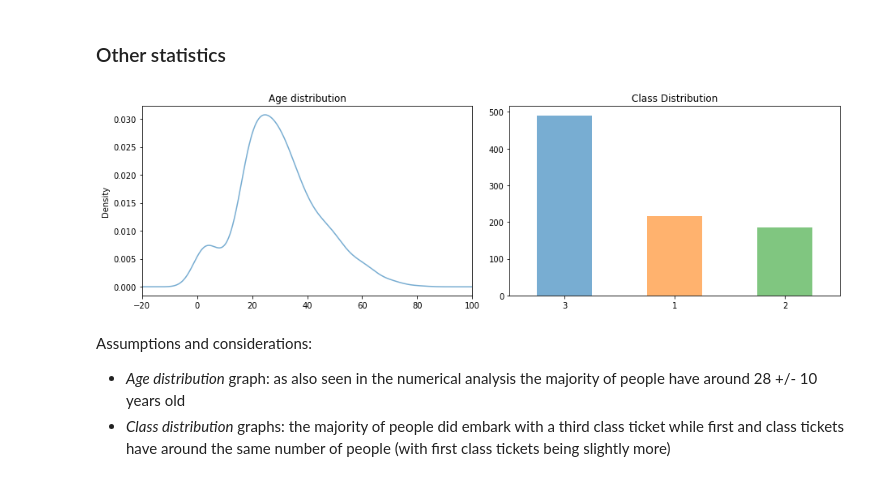
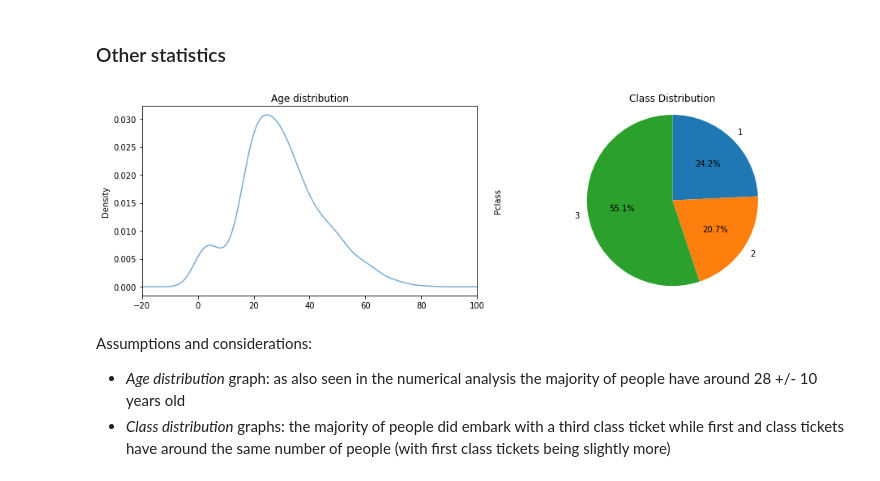
Before and after one commit to yangvnks/titanic-classification, a Jupyter notebook: data-visualisation.ipynb, the cells around one changed output. Cells and saved outputs as stored; diff of their text form; code cells hidden in the pictures.

Commit message:
serialize test and train dataframes in data-visualization and preprocessing, cleanup, add class distribution piechart

```diff
--- a/data-visualisation.ipynb
+++ b/data-visualisation.ipynb
@@ -17,7 +17,6 @@ import pickle
 data_path = 'Data/'
 # %%
-train_path = data_path + 'train.csv'
-df = pd.read_csv(train_path, dtype={
+data_type = {
     'PassengerId': str,
     'Survived': bool,
     'Pclass': 'category', # Ticket class: 1 = 1st, 2 = 2nd, 3 = 3rd
@@ -29,12 +28,13 @@ df = pd.read_csv(train_path, dtype={
     'Ticket': str, # Ticket number
     'Fare': float, # Passenger fare
     'Cabin': str, # Cabin number
-    'Embarked': 'category'}) # Port of embarkation: C = Cherbourg, Q = Queenstown, S = Southampton
+    'Embarked': 'category'} # Port of embarkation: C = Cherbourg, Q = Queenstown, S = Southampton
 
-# serialize dataframe for later use in preprocessing notebook
-filehandler = open((data_path+'train_dv.obj').encode('UTF-8'), 'wb')
-pickle.dump(df, filehandler)
-filehandler.close()
+# load and serialize dataframes for later use in preprocessing notebook
+for ds_name in ['test', 'train']: # last one is used in this document
+    df = pd.read_csv(data_path+ds_name+'.csv', dtype=data_type)
+    with open(data_path+ds_name+'_dv.obj', 'wb') as file:
+        pickle.dump(df, file)
 # %% [markdown]
 ## View Data
 # %%
@@ -166,20 +155,22 @@ Assumptions and considerations about the survival rates:
 # %% [markdown]
 ### Other statistics
 # %%
-fig = plt.figure(figsize=(13,4))
+plt.figure(figsize=(13,4))
 
 # plots a bar graph of the age distribution
-ax1 = plt.subplot2grid((1,2), (0,0))
+plt.subplot2grid((1,2), (0,0))
 df.Age.plot(kind='kde', alpha=0.6, title='Age distribution', xlim=(-20, 100))
 
 # plots a bar graph of the class distribution
-ax2 = plt.subplot2grid((1,2),(0,1))
-df.Pclass.value_counts().plot(kind='bar', alpha=0.6, title='Class Distribution', rot=0)
+plt.subplot2grid((1,2),(0,1))
+df.Pclass.value_counts(sort=False).plot(kind='pie', title='Class Distribution', \
+                                        autopct='%1.1f%%', counterclock=False, \
+                                        startangle=90).axis('equal')
 
 plt.tight_layout()
 plt.show()
 # %% [output]
-[figure, old version]
+[figure, new version]
 # %% [markdown]
 Assumptions and considerations:
 * *Age distribution* graph: as also seen in the numerical analysis the majority of people have around 28 +/- 10 years old
```
Also changed, not shown: parts of 3 cells of this notebook, 4 other files.
